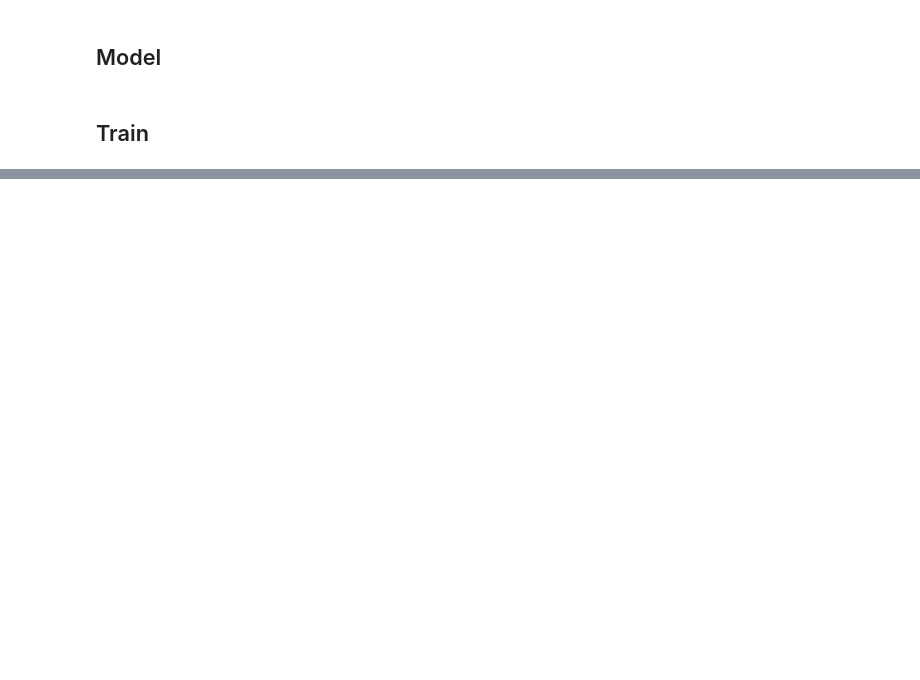
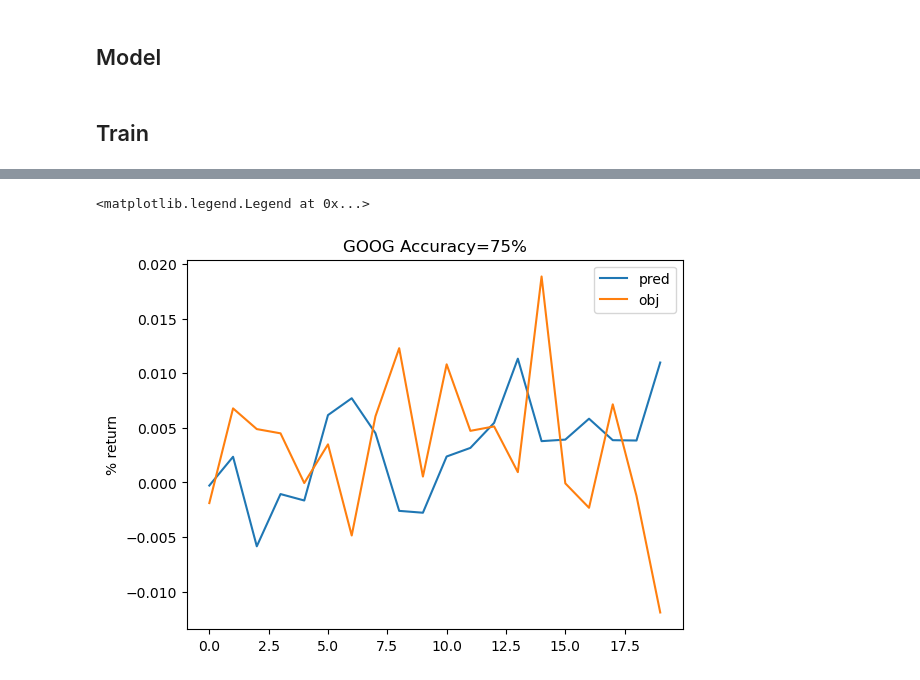
Before and after one commit to alikhalid/StockPriceForcasting, a Jupyter notebook: sparsely_connected_conv.ipynb, the cells around one changed output, grey strips where cells are left out. Cells and saved outputs as stored; diff of their text form; code cells hidden in the pictures; blank space fills up the shorter version.

```diff
--- a/sparsely_connected_conv.ipynb
+++ b/sparsely_connected_conv.ipynb
@@ -43,9 +74,10 @@ X = []
 y = []
 
 for ticker in tickers:
-    X1, y1 = load_stock(ticker)
+    X1, y1 = load_stock_yfinance(ticker, num_t=150)
     X.append(X1)
     y.append(y1)
+
 
 X = np.stack(X)
 y = np.stack(y)
@@ -162,5 +298,12 @@ plt.legend()
 # %%
 plt.plot((_pred), label="pred")
 plt.plot((_obj), label="obj")
 
+plt.title("GOOG Accuracy=75%")
+plt.ylabel("% return")
 plt.legend()
+
+#plt.savefig("orcl_pred.png")
+# %% [output]
+<matplotlib.legend.Legend at 0x...>
+[figure, added]
```
Also changed, not shown: parts of 15 cells of this notebook, 3 other files.
